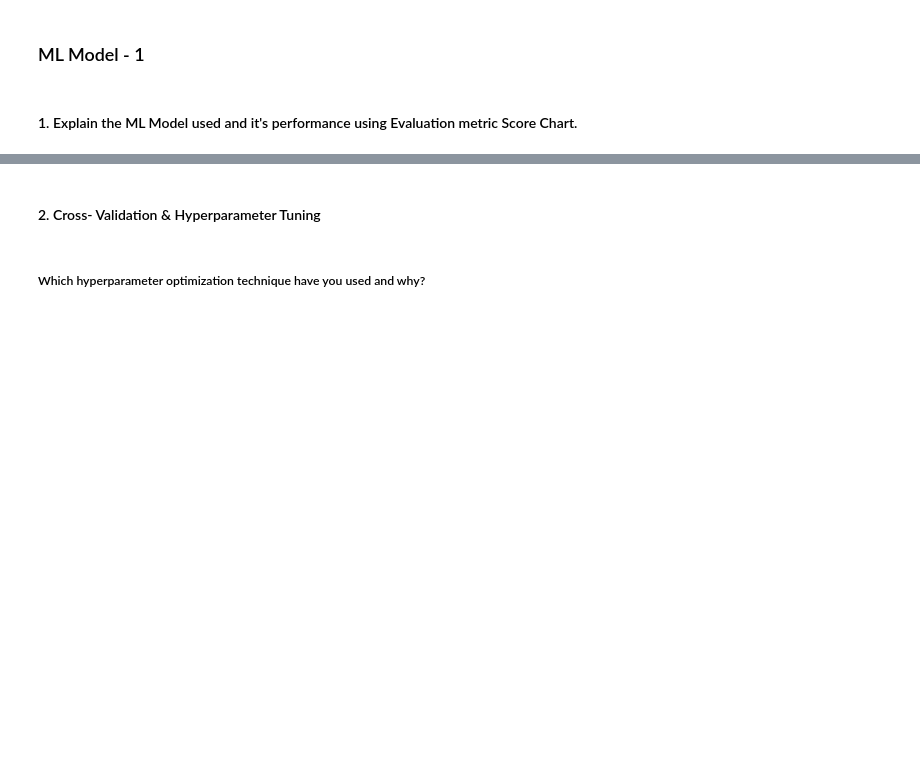
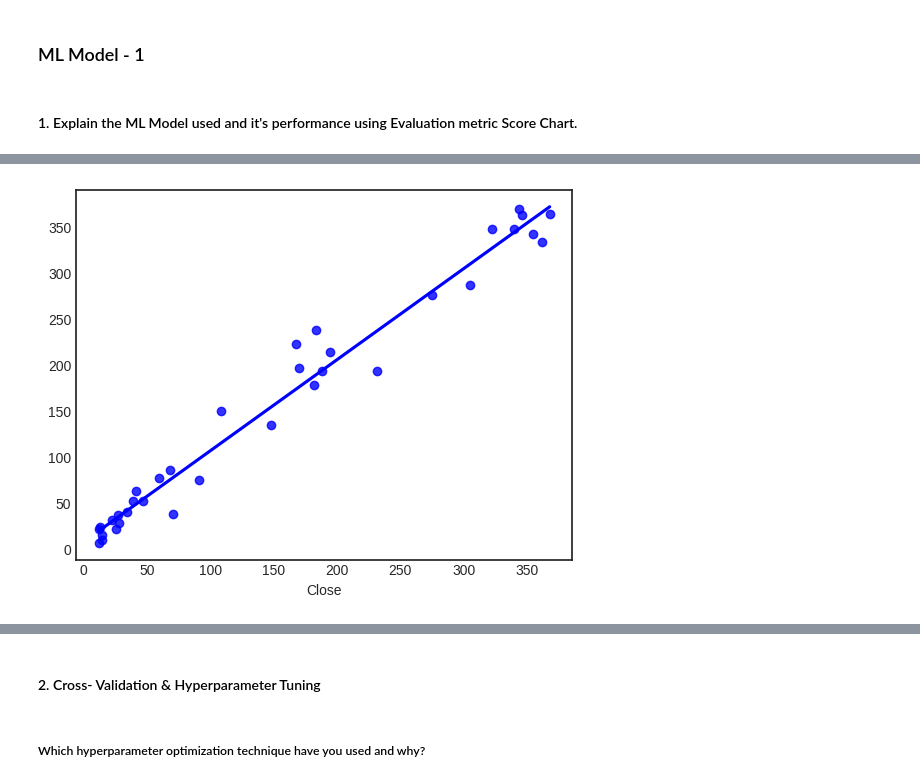
Before and after one commit to saidul-mondal-au7/Yes_Bank_Stock_Closing_Price_Prediction, a Jupyter notebook: Yes_Bank_Stock_Closing_Price_Prediction.ipynb, the cells around one changed output, grey strips where cells are left out. Drawn from its saved outputs; the diff is of its cells as text; code cells hidden in the pictures; blank space fills up the shorter version.

```diff
--- a/Yes_Bank_Stock_Closing_Price_Prediction.ipynb
+++ b/Yes_Bank_Stock_Closing_Price_Prediction.ipynb
@@ -788,0 +903,4 @@ Answer Here.
+# %%
+sns.regplot(x=y_test,y=lr_y_pred,ci=None,color ='blue');
+# %% [output]
+[figure, added]
```
Also changed, not shown: parts of 26 cells of this notebook.
